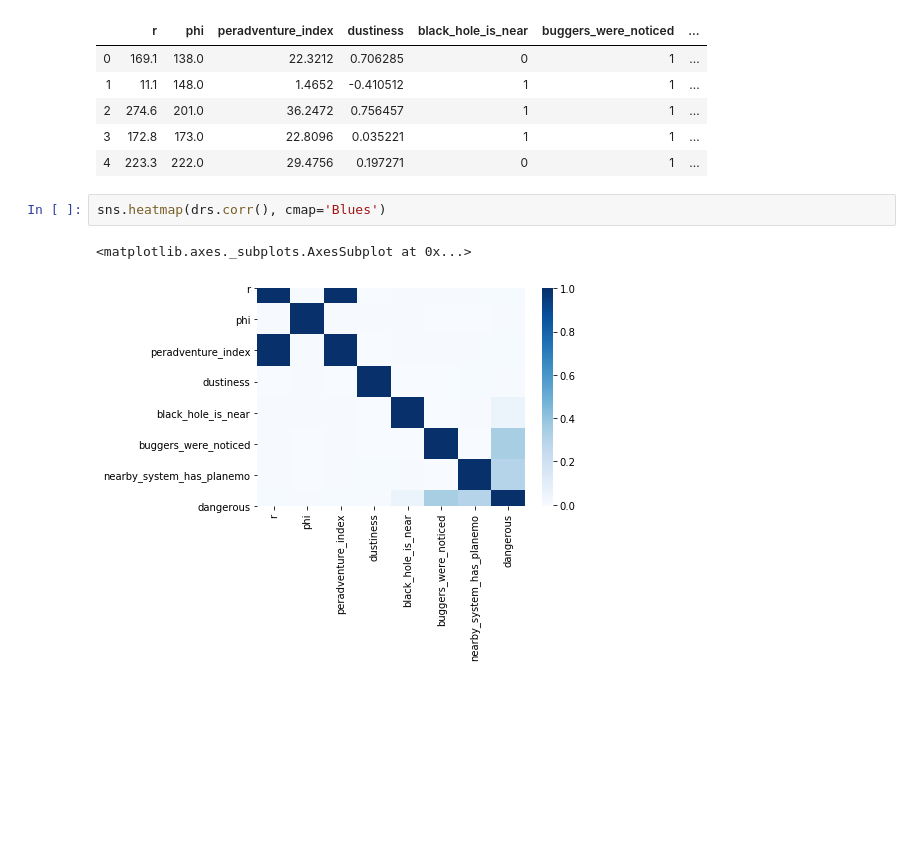
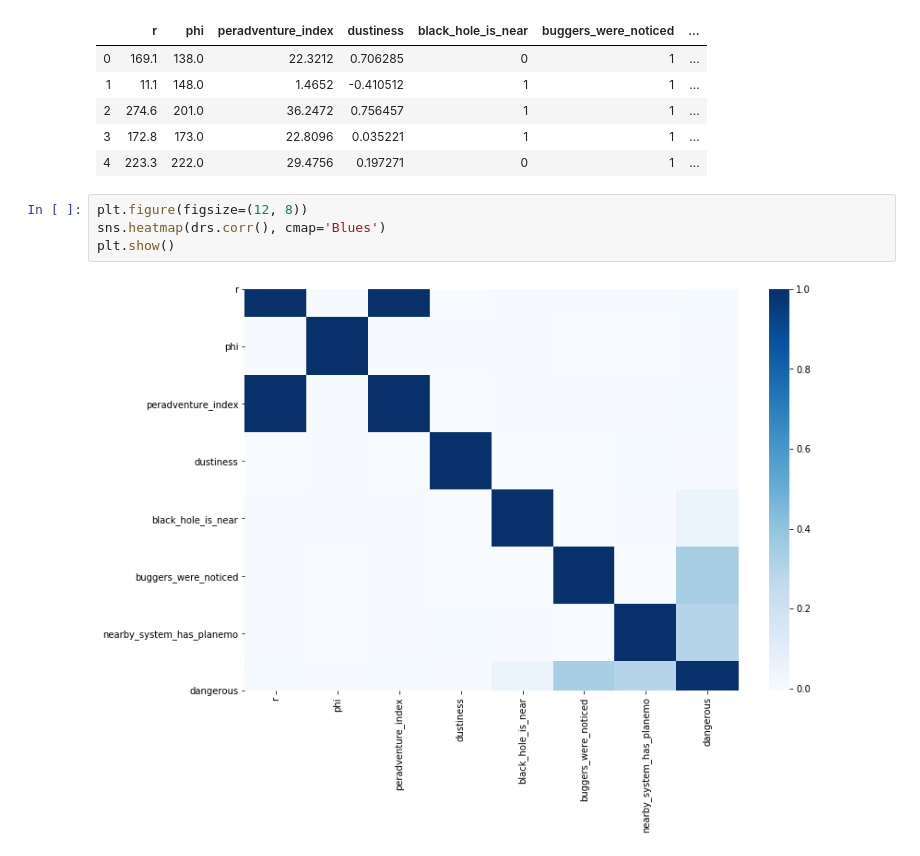
Before and after one commit to Leoberium/ML, a Jupyter notebook: Stepik: Data Science Introduction/Part3.ipynb, the cells around one changed output. Saved outputs shown, nothing was run; the diff lists cells and outputs as text; blank space fills up the shorter version.

```diff
--- a/Stepik: Data Science Introduction/Part3.ipynb
+++ b/Stepik: Data Science Introduction/Part3.ipynb
@@ -360,7 +362,8 @@ drs.head()
 | 3 | 172.8 | 173.0 | 22.8096 | 0.035221 | 1 | 1 | ... |
 | 4 | 223.3 | 222.0 | 29.4756 | 0.197271 | 0 | 1 | ... |
 # %%
+plt.figure(figsize=(12, 8))
 sns.heatmap(drs.corr(), cmap='Blues')
+plt.show()
 # %% [output]
-<matplotlib.axes._subplots.AxesSubplot at 0x...>
-[figure, old version]
+[figure, new version]
```
Also changed, not shown: parts of 7 cells of this notebook.
